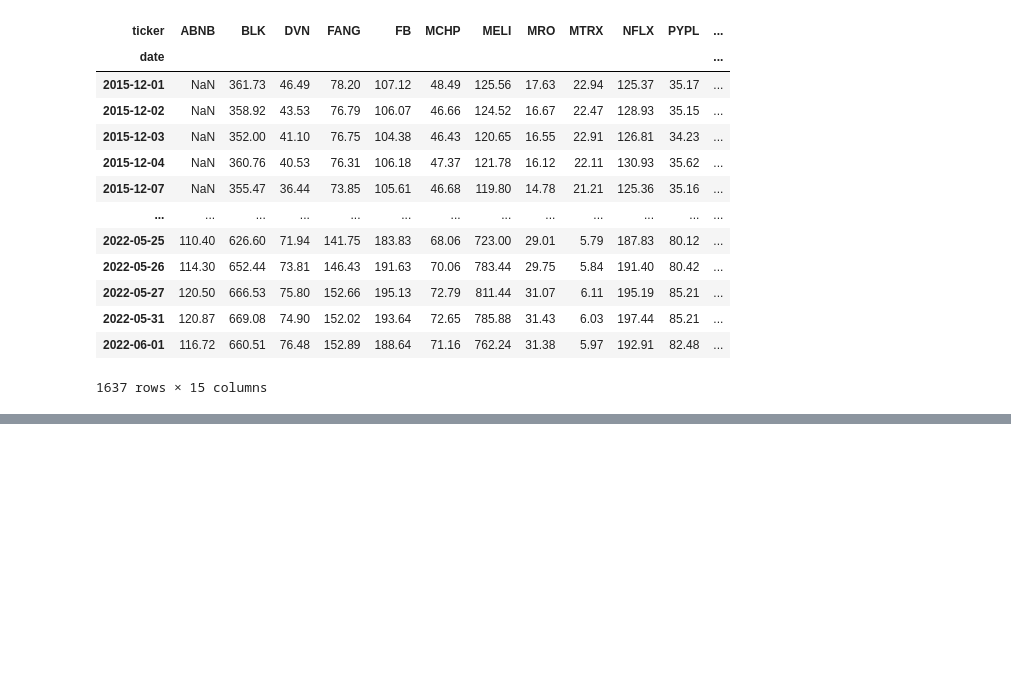
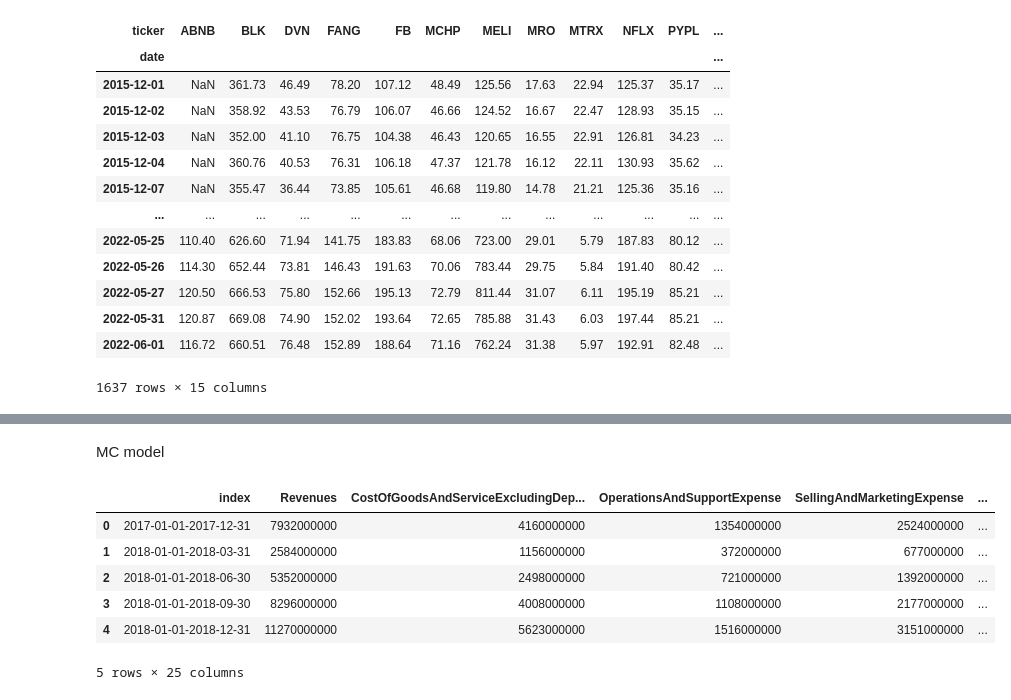
Before and after one commit to JoeHGeoghegan/P2G2-ProjectGit, a Jupyter notebook: Notebooks/models_kx.ipynb, the cells around one changed output, grey strips where cells are left out. Cells and saved outputs as stored; diff of their text form; code cells hidden in the pictures; blank space fills up the shorter version.

```diff
--- a/Notebooks/models_kx.ipynb
+++ b/Notebooks/models_kx.ipynb
@@ -350,0 +277,13 @@ ValueError: Shape of passed values is (483, 2), indices imply (486, 2)
+# %% [markdown]
+MC model
+# %%
+uber_sec = pd.read_csv('../Notebooks/Data/Cleaned_Data/SEC_Fin_Data/UBER_SEC_Fin_data', index_col = [0])
+uber_sec.head()
+# %% [output]
+|  | index | Revenues | CostOfGoodsAndServiceExcludingDep... | OperationsAndSupportExpense | SellingAndMarketingExpense | ... |
+| 0 | 2017-01-01-2017-12-31 | 7932000000 | 4160000000 | 1354000000 | 2524000000 | ... |
+| 1 | 2018-01-01-2018-03-31 | 2584000000 | 1156000000 | 372000000 | 677000000 | ... |
+| 2 | 2018-01-01-2018-06-30 | 5352000000 | 2498000000 | 721000000 | 1392000000 | ... |
+| 3 | 2018-01-01-2018-09-30 | 8296000000 | 4008000000 | 1108000000 | 2177000000 | ... |
+| 4 | 2018-01-01-2018-12-31 | 11270000000 | 5623000000 | 1516000000 | 3151000000 | ... |
+5 rows × 25 columns
```
Also changed, not shown: parts of 18 cells of this notebook, 1 other file.
